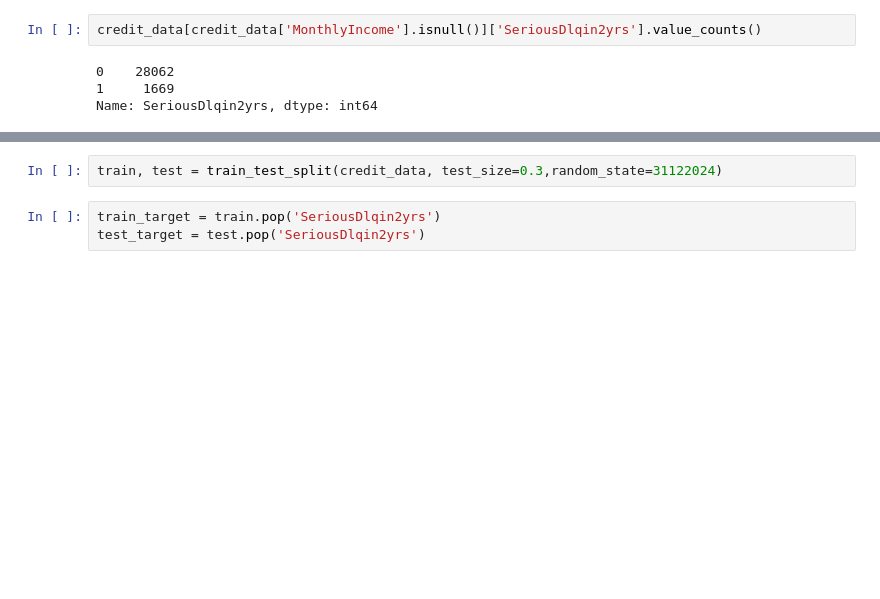
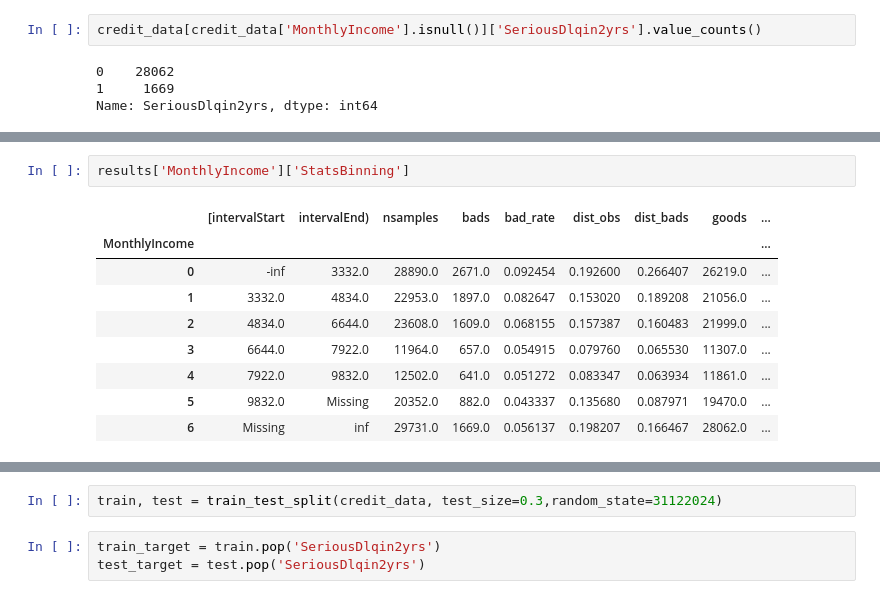
Before and after one commit to Rapasi/Interpretable-ML, a Jupyter notebook: interpretable_ml.ipynb, the cells around one changed output, grey strips where cells are left out. Saved outputs shown, nothing was run; the diff lists cells and outputs as text; blank space fills up the shorter version.

```diff
--- a/interpretable_ml.ipynb
+++ b/interpretable_ml.ipynb
@@ -178,0 +337,12 @@ credit_data.fillna(0, inplace = True)
+# %%
+results['MonthlyIncome']['StatsBinning']
+# %% [output]
+|  | [intervalStart | intervalEnd) | nsamples | bads | bad_rate | dist_obs | dist_bads | goods | ... |
+| MonthlyIncome |  |  |  |  |  |  |  |  | ... |
+| 0 | -inf | 3332.0 | 28890.0 | 2671.0 | 0.092454 | 0.192600 | 0.266407 | 26219.0 | ... |
+| 1 | 3332.0 | 4834.0 | 22953.0 | 1897.0 | 0.082647 | 0.153020 | 0.189208 | 21056.0 | ... |
+| 2 | 4834.0 | 6644.0 | 23608.0 | 1609.0 | 0.068155 | 0.157387 | 0.160483 | 21999.0 | ... |
+| 3 | 6644.0 | 7922.0 | 11964.0 | 657.0 | 0.054915 | 0.079760 | 0.065530 | 11307.0 | ... |
+| 4 | 7922.0 | 9832.0 | 12502.0 | 641.0 | 0.051272 | 0.083347 | 0.063934 | 11861.0 | ... |
+| 5 | 9832.0 | Missing | 20352.0 | 882.0 | 0.043337 | 0.135680 | 0.087971 | 19470.0 | ... |
+| 6 | Missing | inf | 29731.0 | 1669.0 | 0.056137 | 0.198207 | 0.166467 | 28062.0 | ... |
```
Also changed, not shown: parts of 8 cells of this notebook.
